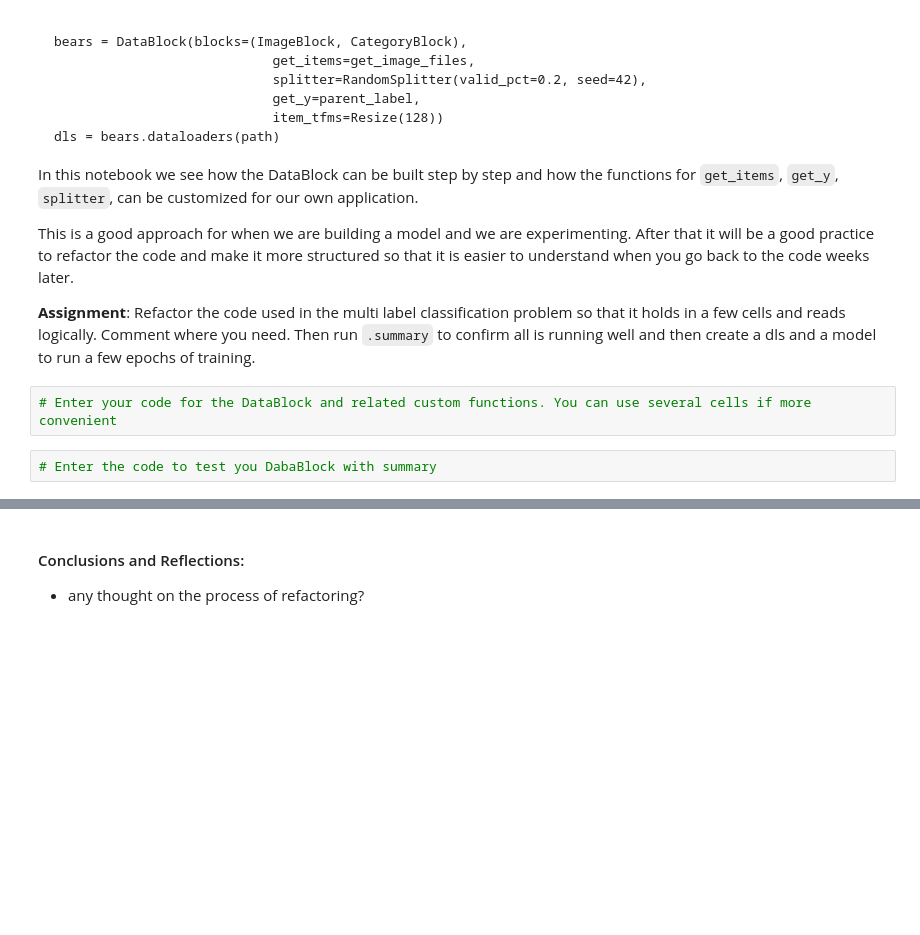
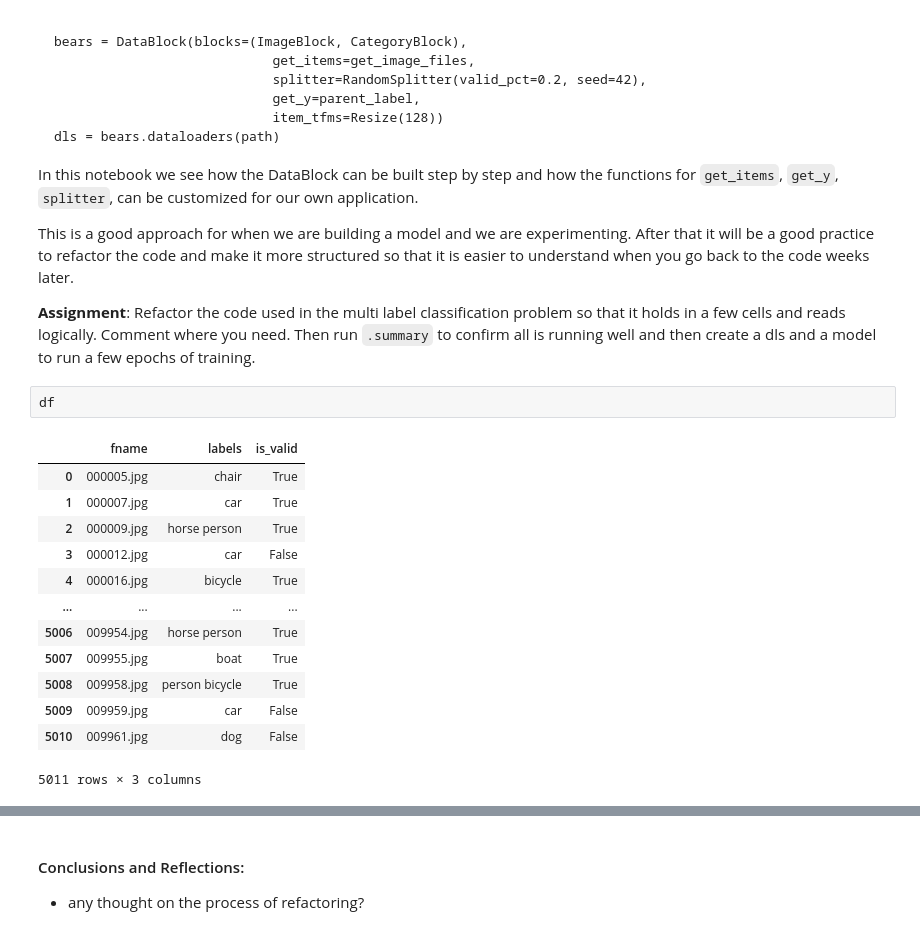
Before and after one commit to Aravinda89/fastai_bootcamp, a Jupyter notebook: Gayan_dl_201_cohort2_06_multicat.ipynb, the cells around one changed output, grey strips where cells are left out. Drawn from its saved outputs; the diff is of its cells as text; blank space fills up the shorter version.

```diff
--- a/Gayan_dl_201_cohort2_06_multicat.ipynb
+++ b/Gayan_dl_201_cohort2_06_multicat.ipynb
@@ -650,7 +725,19 @@ This is a good approach for when we are building a model and we are experimentin
 
 **Assignment**:
 Refactor the code used in the multi label classification problem so that it holds in a few cells and reads logically. Comment where you need. Then run `.summary` to confirm all is running well and then create a dls and a model to run a few epochs of training.
-# %%
-# Enter your code for the DataBlock and related custom functions. You can use several cells if more convenient
-# %%
-# Enter the code to test you DabaBlock with summary
+# %%
+df
+# %% [output]
+|  | fname | labels | is_valid |
+| 0 | 000005.jpg | chair | True |
+| 1 | 000007.jpg | car | True |
+| 2 | 000009.jpg | horse person | True |
+| 3 | 000012.jpg | car | False |
+| 4 | 000016.jpg | bicycle | True |
+| ... | ... | ... | ... |
+| 5006 | 009954.jpg | horse person | True |
+| 5007 | 009955.jpg | boat | True |
+| 5008 | 009958.jpg | person bicycle | True |
+| 5009 | 009959.jpg | car | False |
+| 5010 | 009961.jpg | dog | False |
+5011 rows × 3 columns
```
Also changed, not shown: parts of 44 cells of this notebook.
